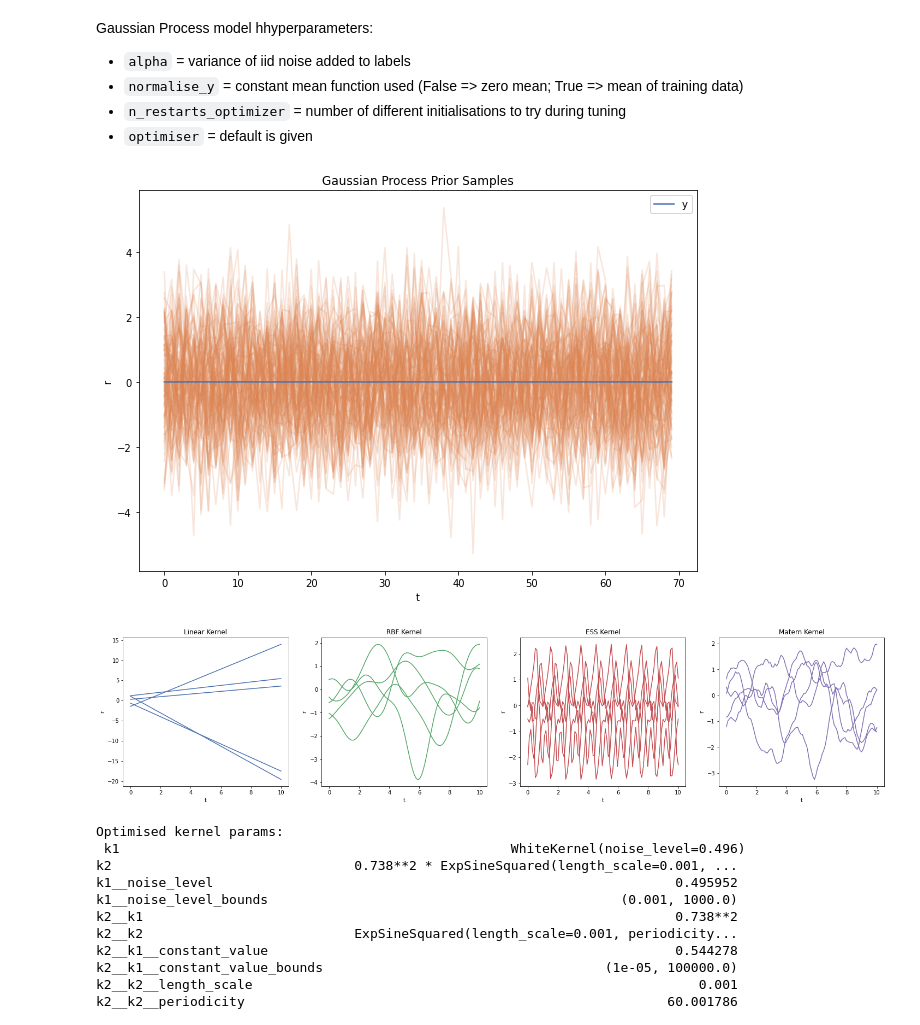
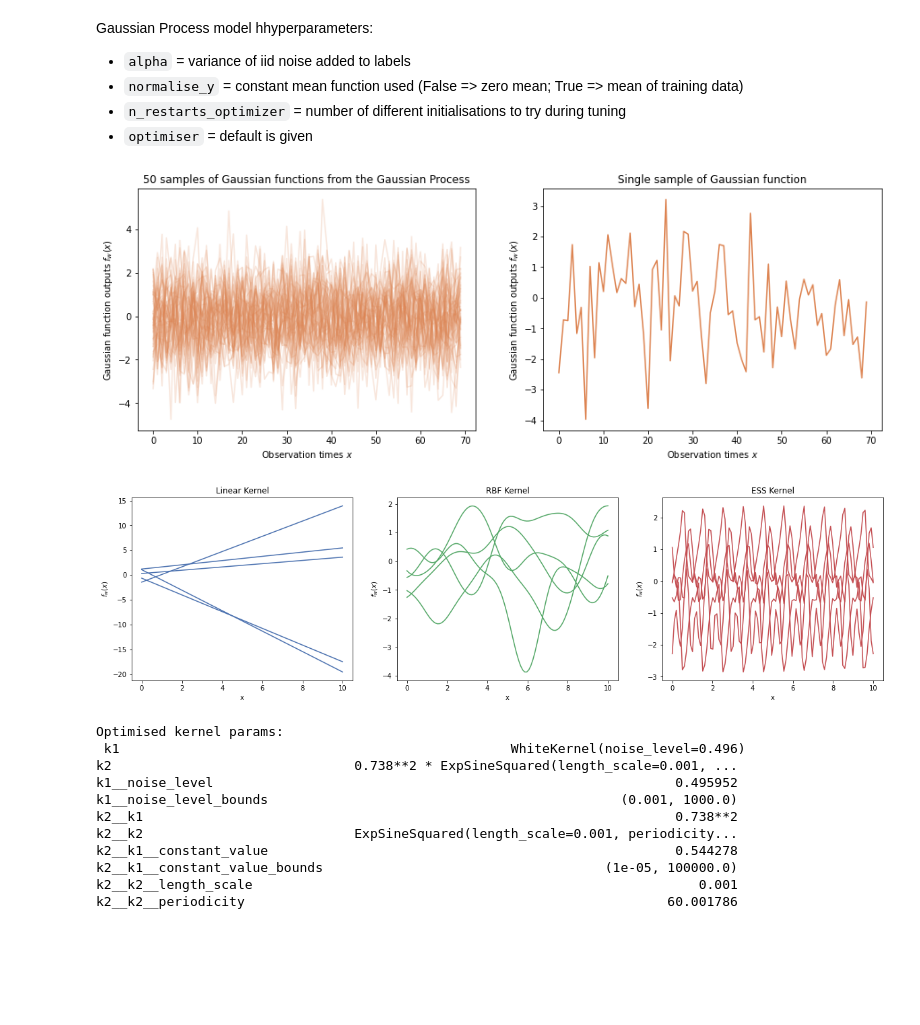
Before and after one commit to gittmp/GPR-for-financial-series, a Jupyter notebook: gaussian_process.ipynb, the cells around one changed output. Drawn from its saved outputs; the diff is of its cells as text; code cells hidden in the pictures; blank space fills up the shorter version.

Commit message:
added more plots explaining GP, e.g. posterior distribution

```diff
--- a/gaussian_process.ipynb
+++ b/gaussian_process.ipynb
@@ -283,11 +283,11 @@ plt.show()
 
 # WhiteKernel models the noise of the signal as iid
 # 1 hyperparameter `noise_level`
-whitekernel = WhiteKernel(noise_level=1.0, noise_level_bounds=(1e-3, 1e3))
+whitekernel = WhiteKernel(noise_level=1, noise_level_bounds=(1e-3, 1e3))
 
 # ConstantKernel scales the magnitude of the kernel by modifying the mean of the Gaussian process
 # 1 hyperparam `constant_value`
-constantkernel = ConstantKernel(constant_value=1.0, constant_value_bounds=(1e-5, 1e5))
+constantkernel = ConstantKernel(constant_value=1, constant_value_bounds=(1e-5, 1e5))
 
 # ESSKernel allows the modelling of repeating functions
 # 2 hyperparams `length_scale` and `periodicity`
@@ -317,23 +317,26 @@ gp = GaussianProcessRegressor(
     alpha=alpha
 )
 # %%
-# sample from prior distribution and compare it to our observed training data
-prior_samples = gp.sample_y(X=X_train, n_samples=100)
+# sample from prior distribution
+n_samples = 50
 x_plot = X_train[..., 0].copy()
+fig, ax = plt.subplots(1, 2, figsize=(15, 5))
 
-fig, ax = plt.subplots(figsize=(10, 7))
+prior_samples = gp.sample_y(X=X_train, n_samples=n_samples)
+single_sample = gp.sample_y(X=X_train, n_samples=1).squeeze(1)
 
-for i in range(100):
-    sns.lineplot(x=x_plot, y=prior_samples[:, i], color=sns.color_palette(palette='deep')[1], alpha=0.2, ax=ax)
+for i in range(n_samples):
+    sns.lineplot(x=x_plot, y=prior_samples[:, i], color=sns.color_palette(palette='deep')[1], alpha=0.2, ax=ax[0])
 
-sns.lineplot(x=x_plot, y=y_train[:, 0], color=sns.color_palette(palette='deep')[0], ax=ax, label='y')
-ax.set(title='Gaussian Process Prior Samples', xlabel='t', ylabel='r')
-ax.legend()
+ax[0].set(title='50 samples of Gaussian functions from the Gaussian Process', xlabel=r'Observation times $x$', ylabel=r'Gaussian function outputs $f_w(x)$')
+
+sns.lineplot(x=x_plot, y=single_sample, color=sns.color_palette(palette='deep')[1], ax=ax[1])
+ax[1].set(title='Single sample of Gaussian function', xlabel=r'Observation times $x$', ylabel=r'Gaussian function outputs $f_w(x)$')
 
 plt.savefig(path + 'gp-prior-distribution.png')
 plt.show()
 # %% [output]
-[figure, old version]
+[figure, new version]
 # %%
 # Linear kernel
 gp_linear = GaussianProcessRegressor(
@@ -350,14 +353,9 @@ gp_ess = GaussianProcessRegressor(
     kernel=ExpSineSquared()
 )
 
-# Matern kernel
-gp_matern = GaussianProcessRegressor(
-    kernel=Matern()
-)
-
 # plot a variety of random kernel functions from each type of kernel
 n_samples = 5
-fig, ax = plt.subplots(1, 4, figsize=(25, 5))
+fig, ax = plt.subplots(1, 3, figsize=(20, 5))
 
 x_plot = np.linspace(0, 10, 100)
 x_space = x_plot.reshape(x_plot.shape[0], 1)
@@ -365,28 +363,23 @@ x_space = x_plot.reshape(x_plot.shape[0], 1)
 prior_samples_linear = gp_linear.sample_y(X=x_space, n_samples=n_samples)
 prior_samples_rbf = gp_rbf.sample_y(X=x_space, n_samples=n_samples)
 prior_samples_ess = gp_ess.sample_y(X=x_space, n_samples=n_samples)
-prior_samples_matern = gp_matern.sample_y(X=x_space, n_samples=n_samples)
 
 for i in range(n_samples):
     sns.lineplot(x=x_plot, y=prior_samples_linear[:, i], color=sns.color_palette(palette='deep')[0], ax=ax[0])
-ax[0].set(title='Linear Kernel', xlabel='t', ylabel='r')
+ax[0].set(title='Linear Kernel', xlabel=r'x', ylabel=r'$f_w(x)$')
 
 for i in range(n_samples):
     sns.lineplot(x=x_plot, y=prior_samples_rbf[:, i], color=sns.color_palette(palette='deep')[2], ax=ax[1])
-ax[1].set(title='RBF Kernel', xlabel='t', ylabel='r')
+ax[1].set(title='RBF Kernel', xlabel=r'x', ylabel=r'$f_w(x)$')
 
 for i in range(n_samples):
     sns.lineplot(x=x_plot, y=prior_samples_ess[:, i], color=sns.color_palette(palette='deep')[3], ax=ax[2])
-ax[2].set(title='ESS Kernel', xlabel='t', ylabel='r')
+ax[2].set(title='ESS Kernel', xlabel=r'x', ylabel=r'$f_w(x)$')
 
-for i in range(n_samples):
-    sns.lineplot(x=x_plot, y=prior_samples_matern[:, i], color=sns.color_palette(palette='deep')[4], ax=ax[3])
-ax[3].set(title='Matern Kernel', xlabel='t', ylabel='r')
-
-plt.savefig(path + 'many-kernels.png')
+plt.savefig(path + 'varying-kernels.png')
 plt.show()
 # %% [output]
-[figure, old version]
+[figure, new version]
 # %%
 # tune model hyperparameters through MLE
 gp.fit(X_train, y_train)
```
Also changed, not shown: parts of 2 cells of this notebook.
